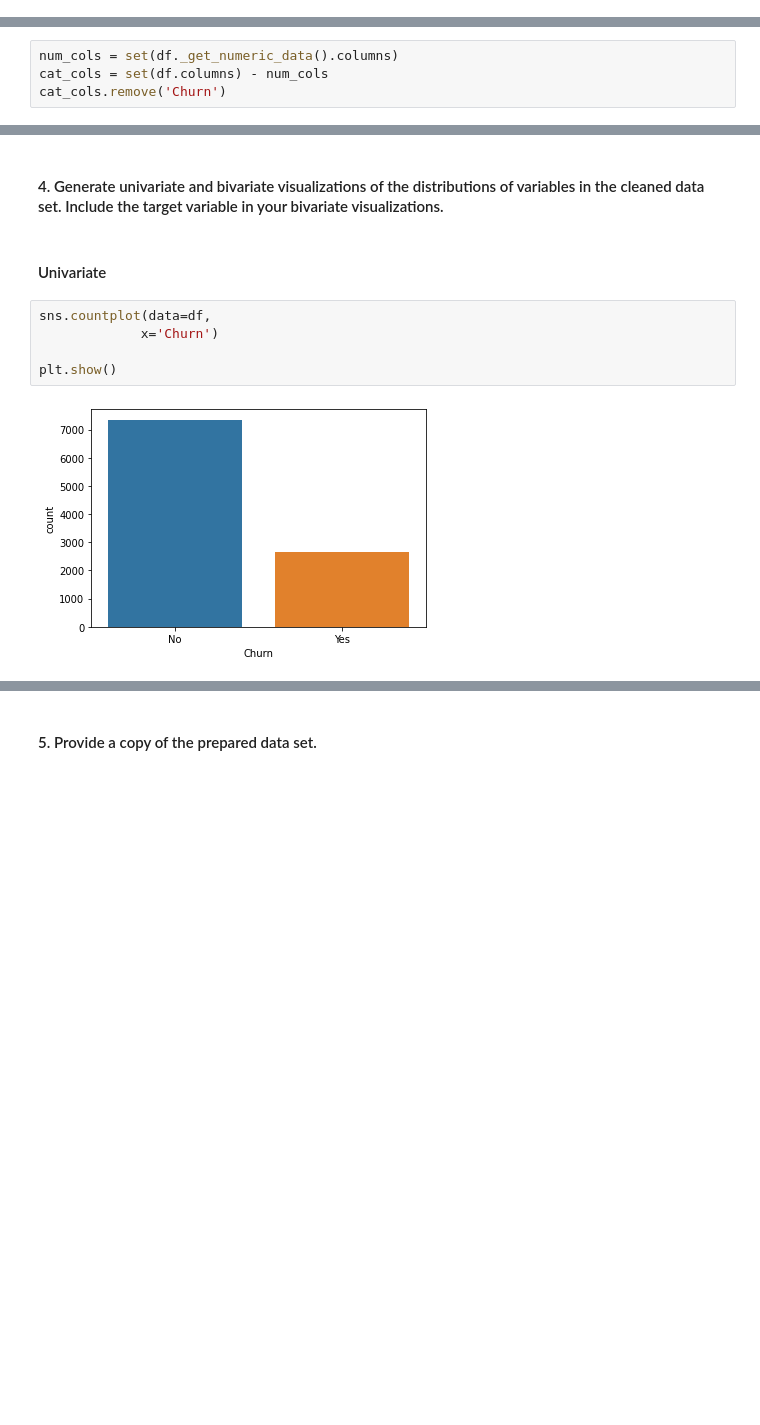
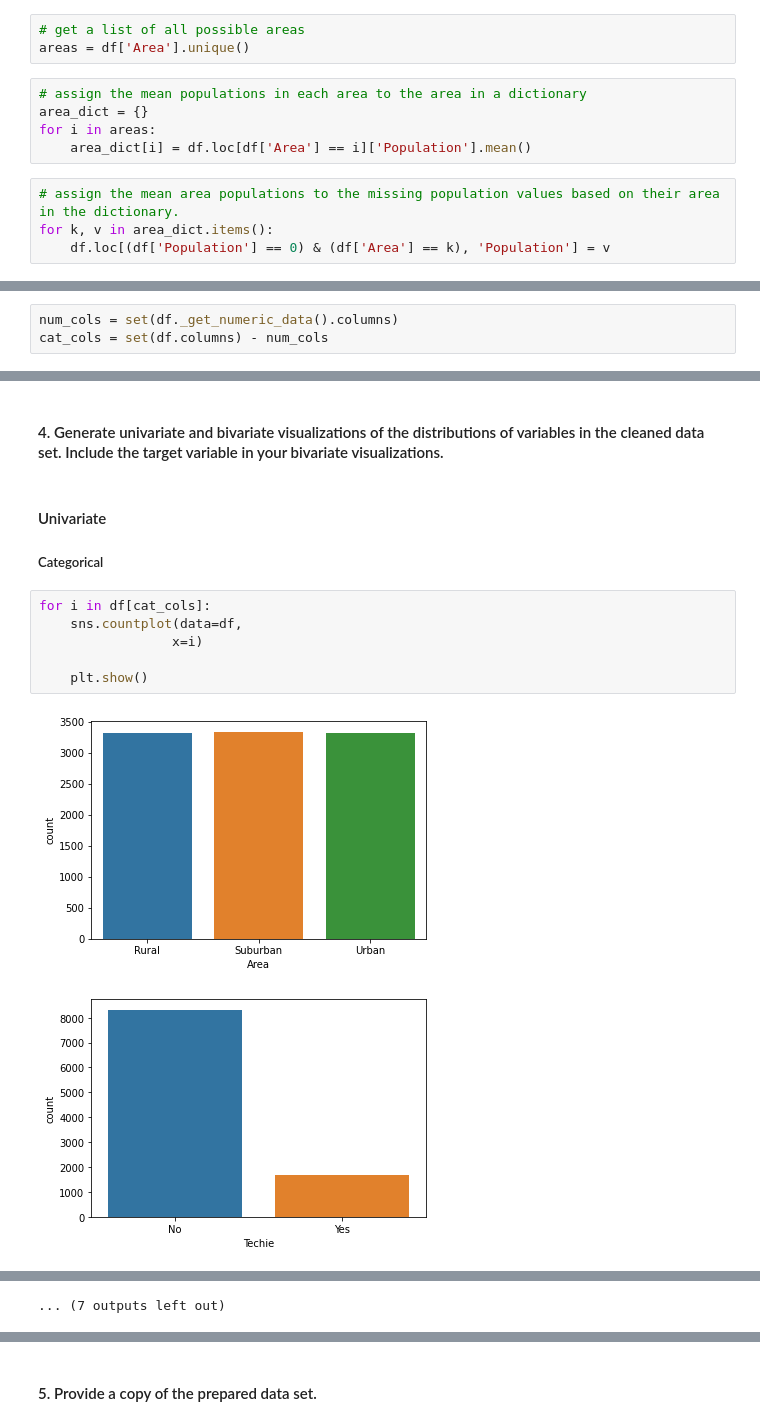
Before and after one commit to freyjagarner/D208, a Jupyter notebook: D208_Task1.ipynb, the cells around one changed output, grey strips where cells are left out. Cells and saved outputs as stored; diff of their text form; blank space fills up the shorter version.

```diff
--- a/D208_Task1.ipynb
+++ b/D208_Task1.ipynb
@@ -123,0 +154,12 @@ df = df[['Population', 'Area', 'Age', 'Gender', 'Children', 'Marital',
+# %%
+# get a list of all possible areas
+areas = df['Area'].unique()
+# %%
+# assign the mean populations in each area to the area in a dictionary
+area_dict = {}
+for i in areas:
+    area_dict[i] = df.loc[df['Area'] == i]['Population'].mean()
+# %%
+# assign the mean area populations to the missing population values based on their area in the dictionary.
+for k, v in area_dict.items():
+    df.loc[(df['Population'] == 0) & (df['Area'] == k), 'Population'] = v
@@ -134,7 +230,6 @@ Now we will use sklearn's StandardScaler to scale our numeric data so nothing is
 # %%
 num_cols = set(df._get_numeric_data().columns)
 cat_cols = set(df.columns) - num_cols
-cat_cols.remove('Churn')
 # %%
 from sklearn.preprocessing import StandardScaler
 scaler = StandardScaler()
@@ -208,10 +285,13 @@ The steps are explained above.
 #### 4.  Generate univariate and bivariate visualizations of the distributions of variables in the cleaned data set. Include the target variable in your bivariate visualizations.
 # %% [markdown]
 #### Univariate
+##### Categorical
 # %%
-sns.countplot(data=df,
-             x='Churn')
+for i in df[cat_cols]:
+    sns.countplot(data=df,
+                 x=i)
 
-plt.show()
+    plt.show()
 # %% [output]
-[figure, old version]
+[figure, new version]
+[figure, added]
@@ -217,0 +308 @@ plt.show()
+... (7 outputs left out)
```
Also changed, not shown: parts of 66 cells of this notebook, 4 other files.
